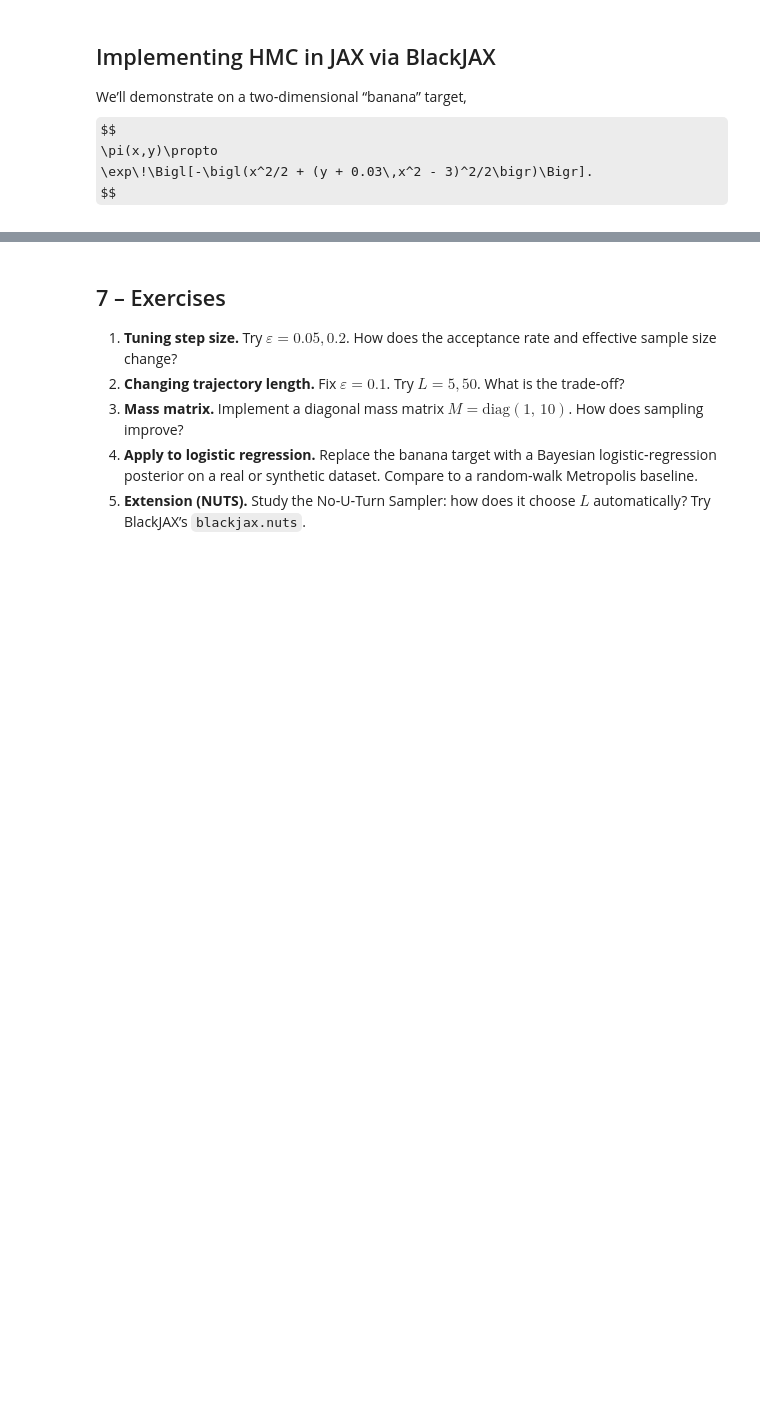
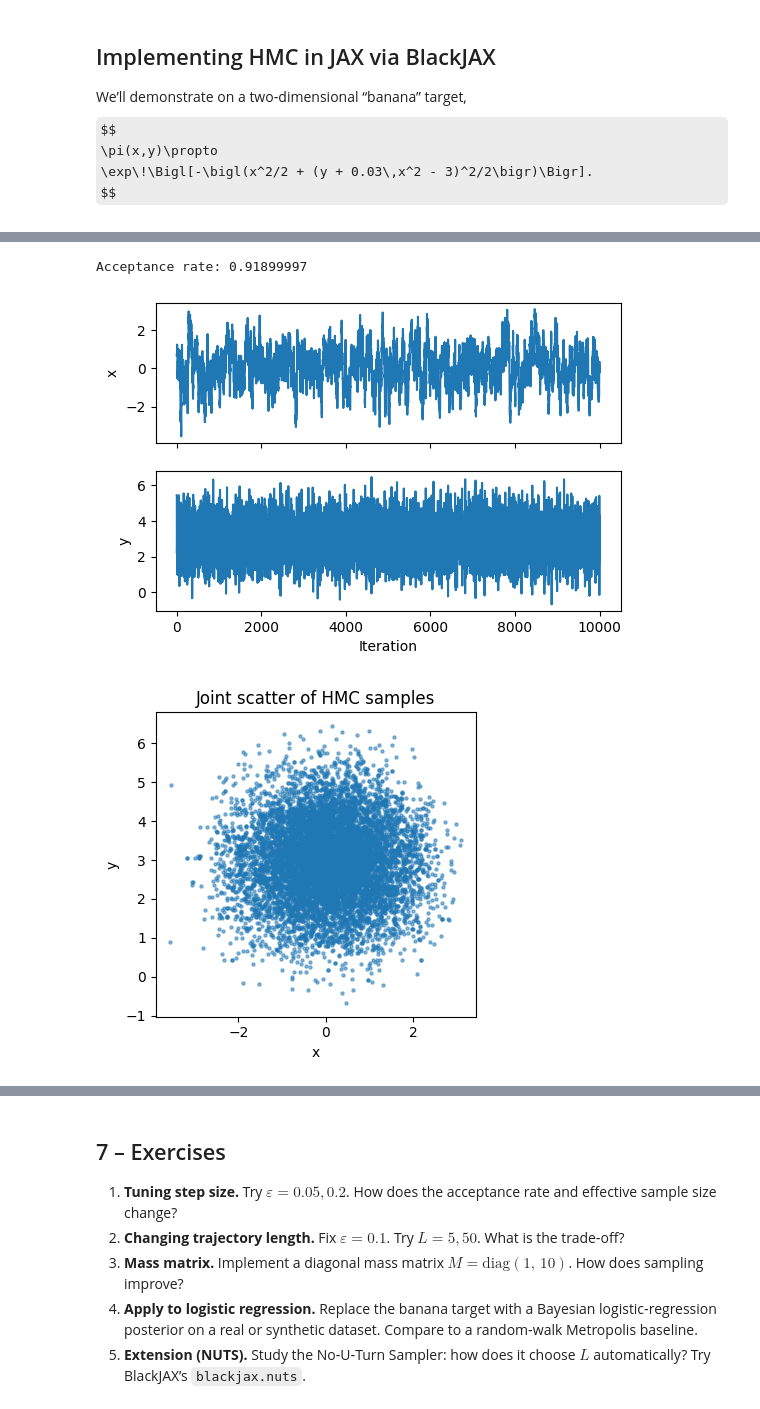
Before and after one commit to USCbiostats/PM520, a Jupyter notebook: Lab_13_HMC.ipynb, the cells around one changed output, grey strips where cells are left out. Saved outputs shown, nothing was run; the diff lists cells and outputs as text; code cells hidden in the pictures; some formulas as TeX source; blank space fills up the shorter version.

```diff
--- a/Lab_13_HMC.ipynb
+++ b/Lab_13_HMC.ipynb
@@ -85,49 +105,49 @@ import blackjax
 
 # 1. Define log‑density and gradient
 def logprob(z):
-    x, y = z
+    x, y = z[0], z[1]
     return -0.5*(x**2 + (y + 0.03*x**2 - 3)**2)
 
-# Vectorize gradient
-grad_logprob = jax.grad(logprob)
-
 # 2. Set up HMC kernel (identity mass)
-hmc = blackjax.hmc(grad_logprob)
+step_size = 0.1
+num_steps = 500
+Minv = jnp.array([[1.0, 0.5], [0.5, 100.0]])
+hmc = blackjax.hmc(logprob, step_size, Minv, num_steps)
 
 # 3. Initialize
 key = jax.random.PRNGKey(0)
 init_position = jnp.array([0.0, 0.0])
-state = hmc.init(init_position, key)
+state = hmc.init(init_position)
 
 # 4. Run a chain
-num_samples = 1000
-step_size = 0.1
-num_steps = 20
-
 def one_step(state, key):
     key, subkey = jax.random.split(key)
-    state, info = hmc.step(state, subkey, step_size, num_steps)
+    state, info = hmc.step(subkey, state)
     return state, (state.position, info.is_accepted)
 
+num_samples = 10_000
 keys = jax.random.split(key, num_samples)
 states, (positions, accept) = jax.lax.scan(one_step, state, keys)
 
 positions = jnp.stack(positions)  # shape (num_samples, 2)
 accept_rate = accept.mean()
+
 print("Acceptance rate:", accept_rate)
-
-
 import matplotlib.pyplot as plt
 
 # Trace plots
 fig, axes = plt.subplots(2,1, figsize=(6,4), sharex=True)
 axes[0].plot(positions[:,0]); axes[0].set_ylabel("x")
 axes[1].plot(positions[:,1]); axes[1].set_ylabel("y")
 axes[1].set_xlabel("Iteration")
 
 # Scatter of samples
 plt.figure(figsize=(4,4))
 plt.scatter(positions[:,0], positions[:,1], s=5, alpha=0.5)
 plt.title("Joint scatter of HMC samples")
 plt.xlabel("x"); plt.ylabel("y")
 plt.tight_layout()
+# %% [output]
+Acceptance rate: 0.91899997
+[figure, added]
+[figure, added]
```
Also changed, not shown: parts of 2 cells of this notebook.
